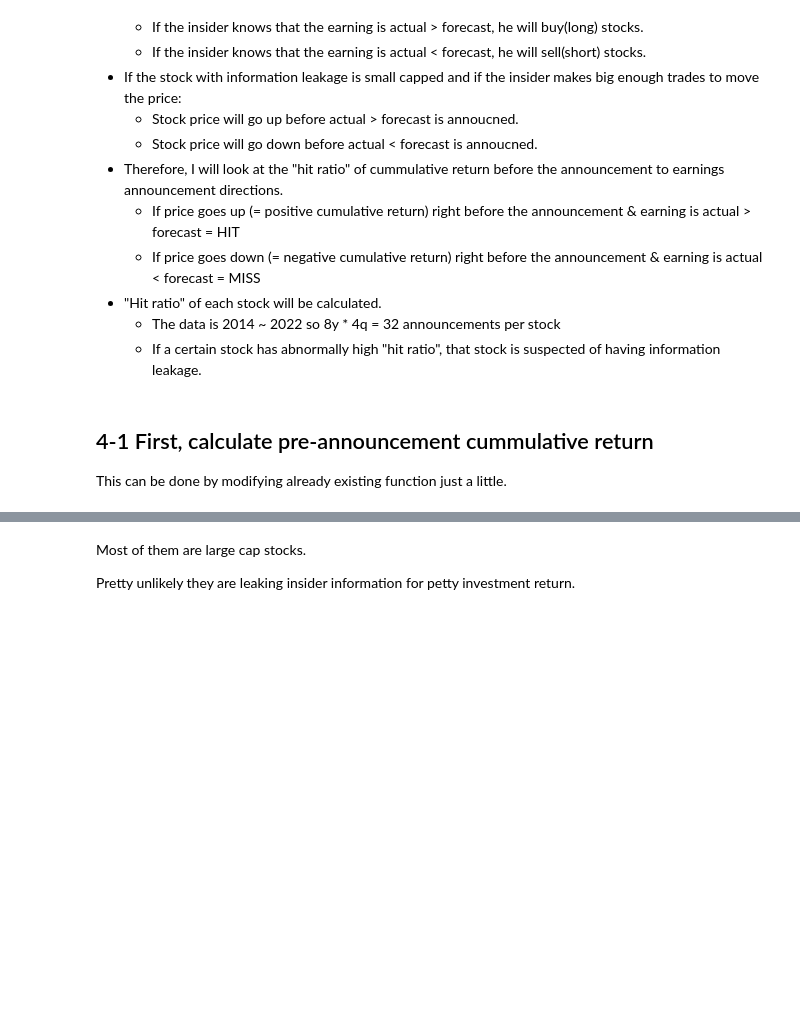
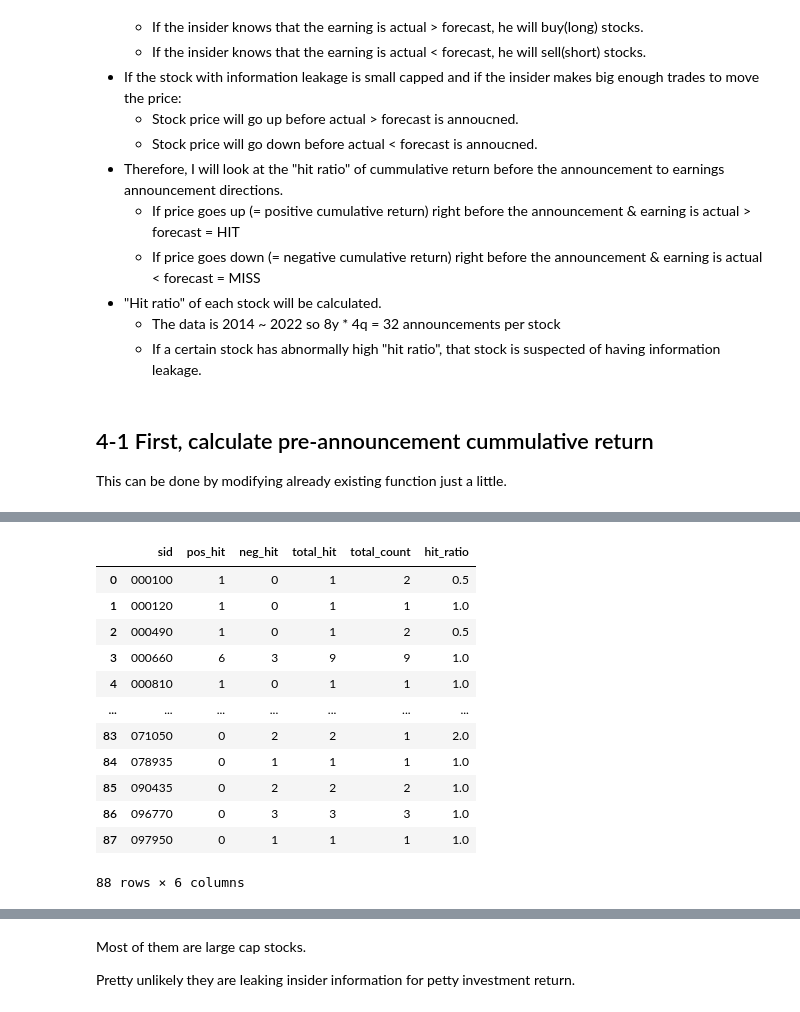
Before and after one commit to jaepil-choi/korquanttools, a Jupyter notebook: notebooks/eventstudy_PEAD.ipynb, the cells around one changed output, grey strips where cells are left out. Drawn from its saved outputs; the diff is of its cells as text; code cells hidden in the pictures; blank space fills up the shorter version.

```diff
--- a/notebooks/eventstudy_PEAD.ipynb
+++ b/notebooks/eventstudy_PEAD.ipynb
@@ -404,0 +371,8 @@ set(positive_bet['sid'].unique()) & set(negative_bet['sid'].unique())
+# %%
+companies_hit_count = defaultdict(lambda: [0, 0])
+
+for sid in positive_hit_companies:
+    companies_hit_count[sid][0] += 1
+
+for sid in negative_hit_companies:
+    companies_hit_count[sid][1] += 1
@@ -404,0 +414,17 @@ set(positive_bet['sid'].unique()) & set(negative_bet['sid'].unique())
+# %%
+companies_hit_infos_df = pd.DataFrame(companies_hit_infos)
+companies_hit_infos_df
+# %% [output]
+|  | sid | pos_hit | neg_hit | total_hit | total_count | hit_ratio |
+| 0 | 000100 | 1 | 0 | 1 | 2 | 0.5 |
+| 1 | 000120 | 1 | 0 | 1 | 1 | 1.0 |
+| 2 | 000490 | 1 | 0 | 1 | 2 | 0.5 |
+| 3 | 000660 | 6 | 3 | 9 | 9 | 1.0 |
+| 4 | 000810 | 1 | 0 | 1 | 1 | 1.0 |
+| ... | ... | ... | ... | ... | ... | ... |
+| 83 | 071050 | 0 | 2 | 2 | 1 | 2.0 |
+| 84 | 078935 | 0 | 1 | 1 | 1 | 1.0 |
+| 85 | 090435 | 0 | 2 | 2 | 2 | 1.0 |
+| 86 | 096770 | 0 | 3 | 3 | 3 | 1.0 |
+| 87 | 097950 | 0 | 1 | 1 | 1 | 1.0 |
+88 rows × 6 columns
```
Also changed, not shown: parts of 16 cells of this notebook.
